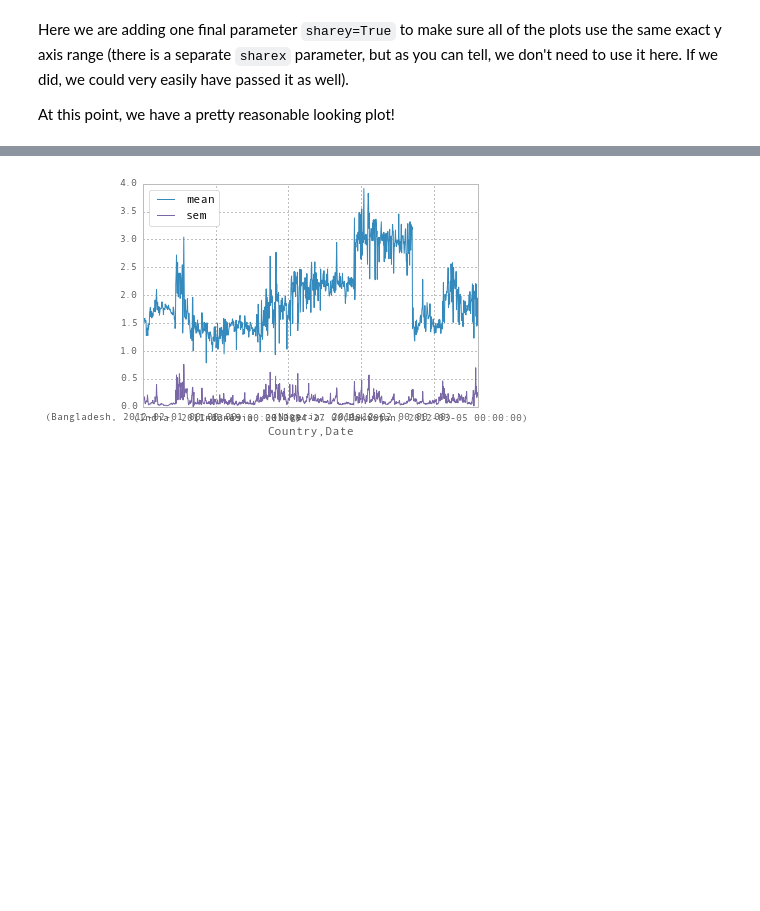
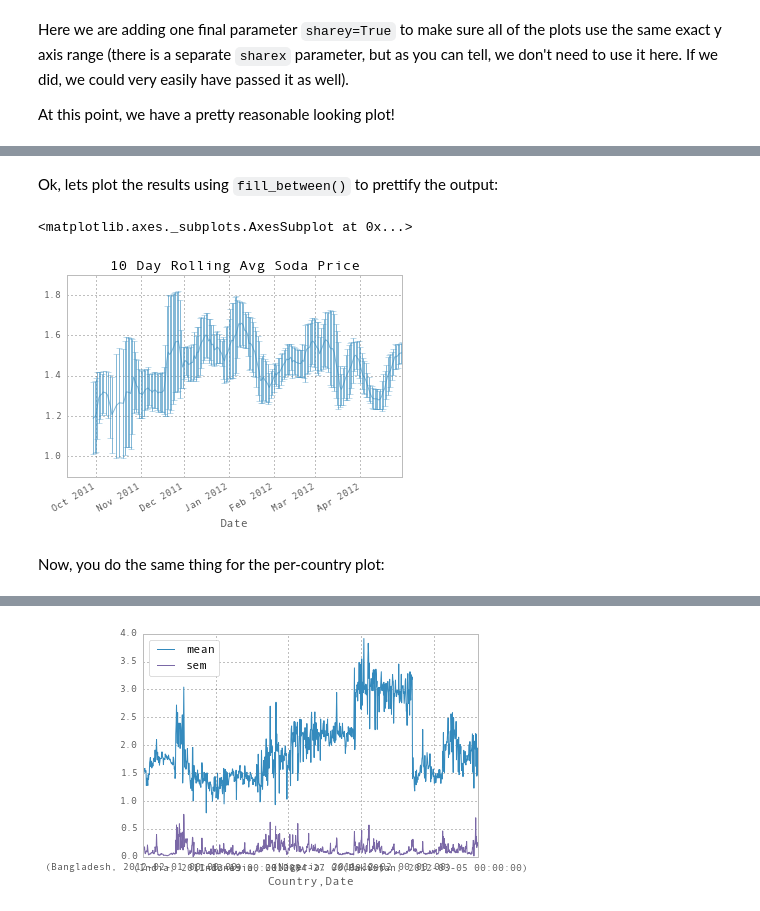
Before and after one commit to learn-co-students/intro-datascience-workshop-dumbo-web-080519, a Jupyter notebook: day2/Lesson 3 - Working with timeseries and learning to plot along the way.ipynb, the cells around one changed output, grey strips where cells are left out. Drawn from its saved outputs; the diff is of its cells as text; code cells hidden in the pictures; blank space fills up the shorter version.

```diff
--- a/day2/Lesson 3 - Working with timeseries and learning to plot along the way.ipynb
+++ b/day2/Lesson 3 - Working with timeseries and learning to plot along the way.ipynb
@@ -450,0 +468,3 @@ Ok, lets move on and look at how we can plot histograms.
+# %%
+tenDayRollingSodaMean = pd.rolling_mean(arg = sodaMeans,window = 10)
+tenDayRollingSodaStd  = pd.rolling_std(arg = sodaMeans,window = 10)
@@ -451,6 +494,10 @@ Ok, lets move on and look at how we can plot histograms.
+# %% [markdown]
+Ok, lets plot the results using `fill_between()` to prettify the output:
 # %%
-tenDayRollingSodaMean = pd.rolling_mean(sodaPrices["Conv_Price"],10)
-tenDayRollingSodaSterr = pd.rolling_std(sodaPrices["Conv_Price"],10)
-
-tenDayRollingSodaMean.plot(title = "10 Day Rolling Avg Soda Price")
-plt.fill_between(tenDayRollingSodaSterr.index, tenDayRollingSodaMean-2*tenDayRollingSodaSterr, tenDayRollingSodaMean+2*tenDayRollingSodaSterr, color='b', alpha=0.2)
+tenDayRollingSodaMean.plot(yerr=tenDayRollingSodaStd, title= "10 Day Rolling Avg Soda Price")
+#plt.fill_between(tenDayRollingSodaMean.index, tenDayRollingSodaMean-2*tenDayRollingSodaStd, tenDayRollingSodaMean+2*tenDayRollingSodaStd, color='b', alpha=0.2)
+# %% [output]
+<matplotlib.axes._subplots.AxesSubplot at 0x...>
+[figure, added]
+# %% [markdown]
+Now, you do the same thing for the per-country plot:
```
Also changed, not shown: parts of 17 cells of this notebook.
